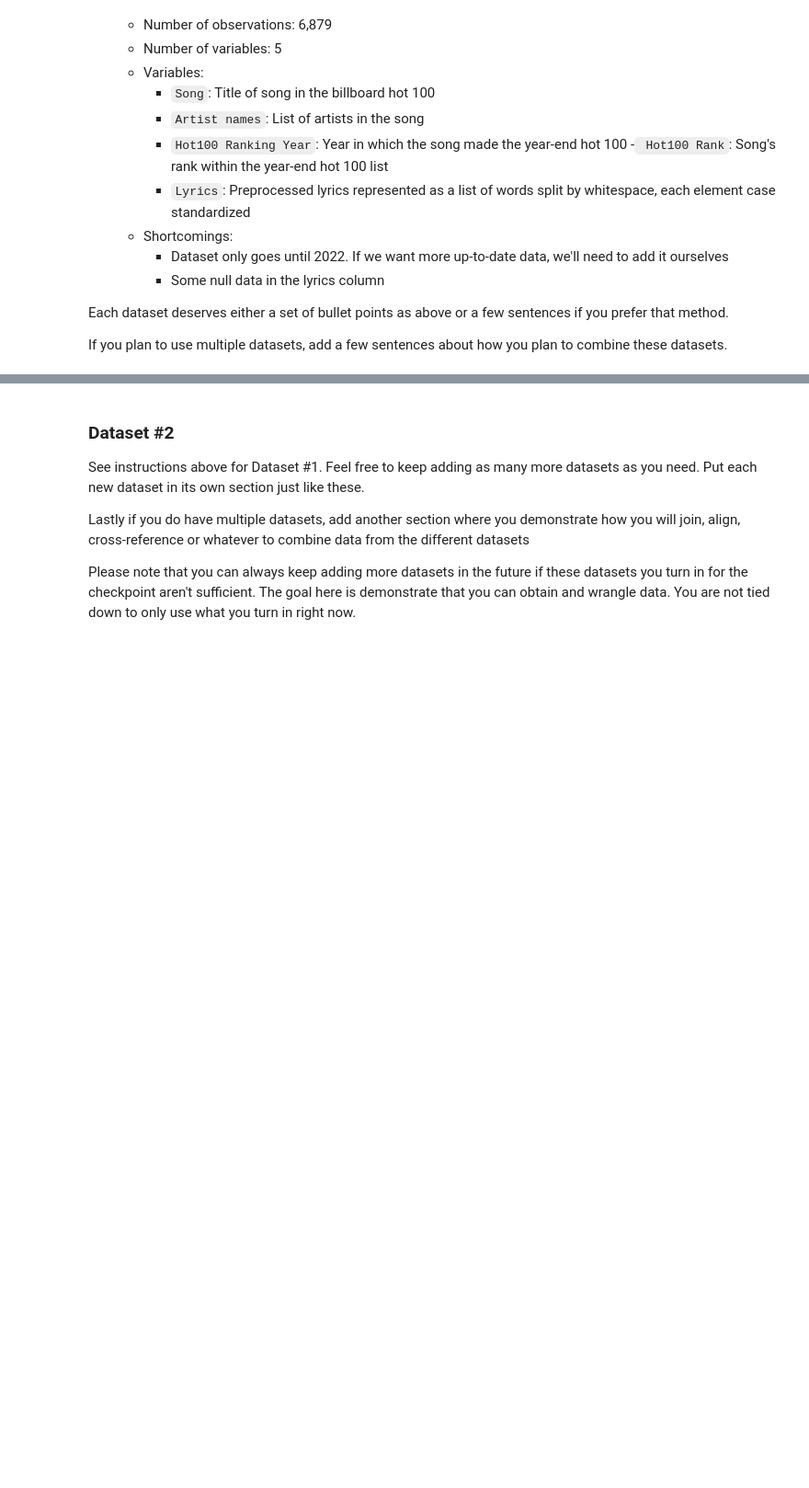
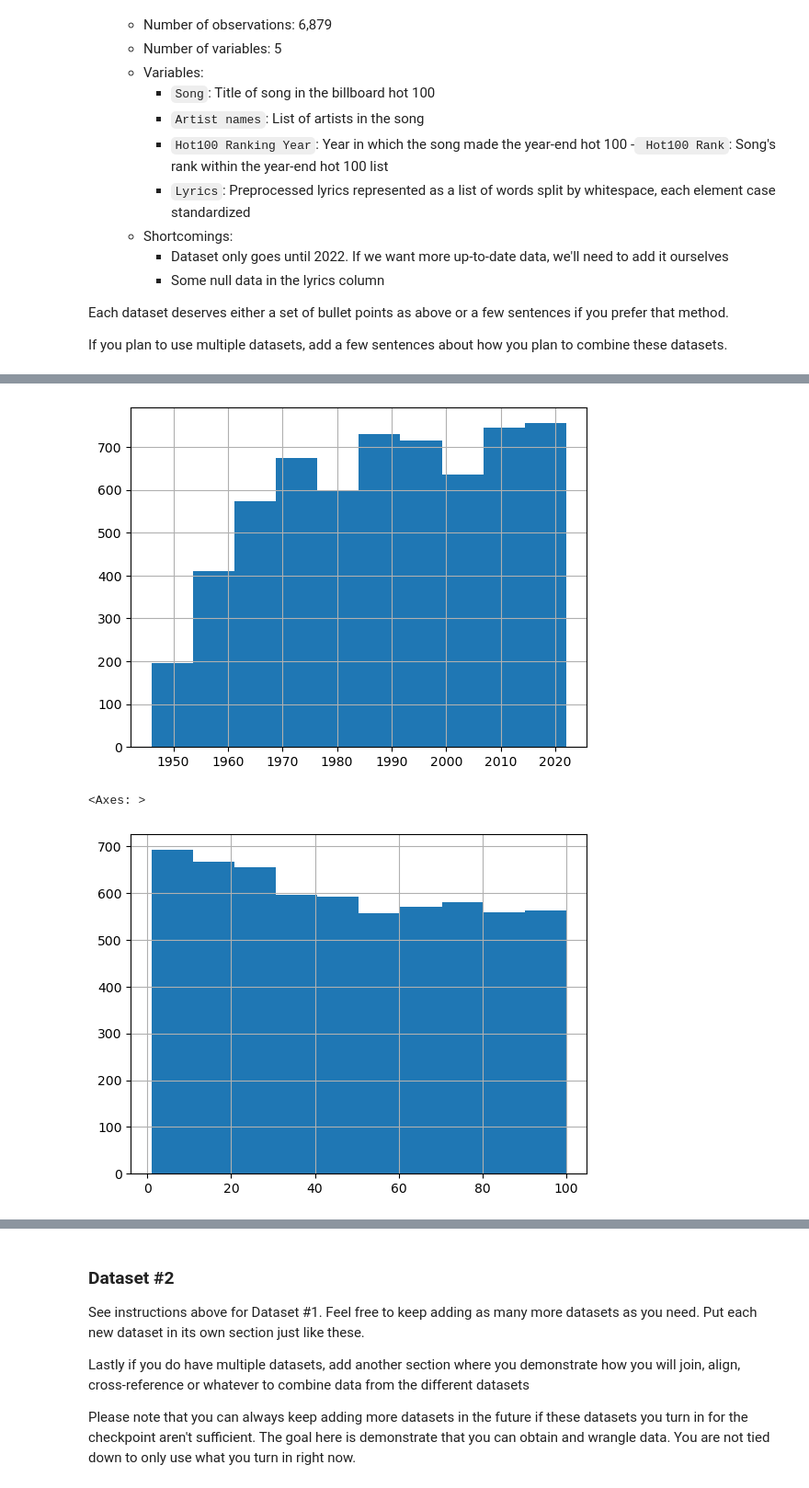
Before and after one commit to COGS108/Group104_WI26, a Jupyter notebook: 01-DataCheckpoint.ipynb, the cells around one changed output, grey strips where cells are left out. Shown at 92% size. Saved outputs shown, nothing was run; the diff lists cells and outputs as text; code cells hidden in the pictures; blank space fills up the shorter version.

```diff
--- a/01-DataCheckpoint.ipynb
+++ b/01-DataCheckpoint.ipynb
@@ -183,0 +166,9 @@ pd.read_csv('./data/00-raw/lyric_dataset.csv')
+# %%
+## Reading in the dataset
+import pandas as pd
+import ast
+lyric_df = pd.read_csv('./data/00-raw/lyric_dataset.csv')
+## Rename columns for simplicity
+lyric_df.columns = ['song','artists','year','rank','lyrics']
+lyric_df['artists'] = lyric_df['artists'].apply(ast.literal_eval)
+lyric_df
@@ -183,0 +227,4 @@ pd.read_csv('./data/00-raw/lyric_dataset.csv')
+# %%
+lyrics_clean = lyric_df.dropna(how='any')
+lyrics_clean['lyrics'] = lyrics_clean['lyrics'].apply(ast.literal_eval)
+lyrics_clean
@@ -183,0 +250,11 @@ pd.read_csv('./data/00-raw/lyric_dataset.csv')
+# %%
+## visualizing the distribution of years and rank in the clean dataset
+import matplotlib.pyplot as plt
+
+lyrics_clean['year'].hist()
+plt.show()
+lyrics_clean['rank'].hist()
+# %% [output]
+[figure, added]
+<Axes: >
+[figure, added]
```
Also changed, not shown: parts of 19 cells of this notebook, 1 other file.
